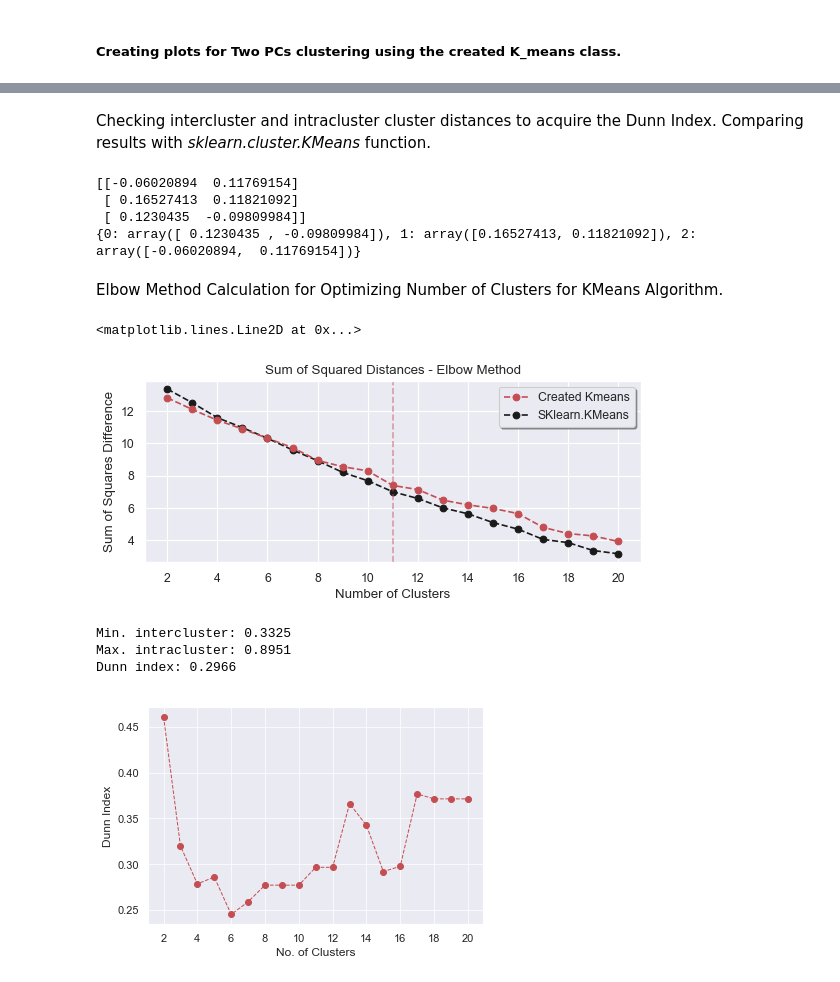
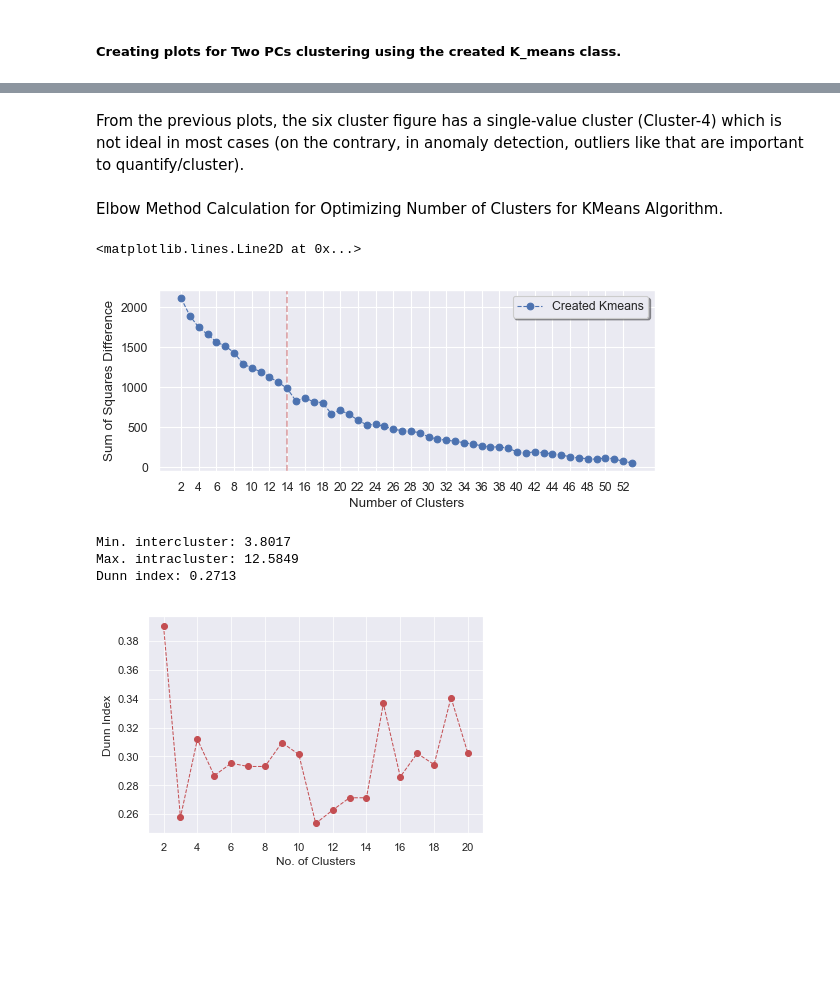
Before and after one commit to istewar1/Research, a Jupyter notebook: COSC 528/Project 2/Project2_notebook.ipynb, the cells around one changed output, grey strips where cells are left out. Cells and saved outputs as stored; diff of their text form; code cells hidden in the pictures; blank space fills up the shorter version.

Commit message:
pushing EM updates; kmeans complete

```diff
--- a/COSC 528/Project 2/Project2_notebook.ipynb
+++ b/COSC 528/Project 2/Project2_notebook.ipynb
@@ -42,3 +44,5 @@ df.head()
 Dropping unique features from dataframe and large amounts of missing values.
 # %%
 df = df.drop(['IPEDS#','HBC','Carm R1','Med School Res $','AG Research ($000)','Med School Res $','Academic Support Expenditures','Profess Degrees'],axis=1)
+df = df.drop(df.columns[-1], axis=1);df = df.drop(df.columns[-1], axis=1) # Dropping final two columns; they are repeats
+df.shape
@@ -473,28 +449,32 @@ array([[-3.68356313e+00, -4.18633138e-01,  8.39024313e-01, ...,
 # %% [markdown]
 ##### Creating plots for Two PCs clustering using the created K_means class.
 # %%
-X = U*Sigma
-for i in range(1,4):
+for i in range(1,5):
     kmeans = K_means(i)
-    kmeans.main(X[:,0:2])
+    kmeans.main(data)
 
     c = ['b','g','r','c','m','y','k','w'] # python default plot colors for clusters
-    fig,ax = plt.subplots(dpi=80)
+    fig,ax = plt.subplots(figsize=(5,5),dpi=80)
     for classification in kmeans.clusters:
         color = c[classification]
         for features in kmeans.clusters[classification]:
             ax.scatter(features[0], features[1], color = color,s = 50,edgecolors='k',linewidth=0.5)
 
     for centroid in kmeans.centroids:
-        legend_string = 'Cluster-%i Centroid'%centroid
+        legend_string = 'Cluster-%i Centroid'%(centroid+1)
         PC1 = kmeans.centroids[centroid][0]
         PC2 = kmeans.centroids[centroid][1]
         ax.scatter(PC1,PC2,s=200, marker="x",color=c[centroid],linewidth=2,label=legend_string)
 
     ax.grid(alpha=0.75)
     ax.set_axisbelow(True)
-    ax.set_xlabel('PC1');ax.set_ylabel('PC2');
-    ax.legend(loc='lower left',fancybox=True,shadow=True)
-    #plt.savefig('/Users/i6o/Research/COSC 528/Project 2/Figures/'+'KMeans_Cluster_'+str(i)+'.png',format='png',dpi=200)
+    ax.set_xlabel('PC-1');ax.set_ylabel('PC-2');
+    if i <5:
+        ax.legend(loc='upper center', bbox_to_anchor=(0.5, 1.06),
+          ncol=4, fancybox=True, shadow=True)
+    else:
+        ax.legend(loc='upper center', bbox_to_anchor=(0.5, 1.097),
+          ncol=4, fancybox=True, shadow=True)
+    #plt.savefig('/Users/i6o/Research/COSC 528/Project 2/Figures/'+'KMeans_Cluster_'+str(i)+'.png',format='png',dpi=600)
     print '%i-Clusters : Converged in %i iterations'%(i,kmeans.centroids_converged)
 # %% [output]
@@ -502,60 +489,43 @@ KeyError: 0
-# %% [markdown]
-Checking intercluster and intracluster cluster distances to acquire the Dunn Index. Comparing results with *sklearn.cluster.KMeans* function.
-# %%
-from sklearn.cluster import KMeans
-V = getValues(2,VT) # Only using first two PCs
-kmeans_sklearn = KMeans(n_clusters=3, random_state=0).fit(V)
-kmeans = K_means(3); kmeans.main(V)
-print kmeans_sklearn.cluster_centers_
-print kmeans.centroids
-# %% [output]
-[[-0.06020894  0.11769154]
- [ 0.16527413  0.11821092]
- [ 0.1230435  -0.09809984]]
-{0: array([ 0.1230435 , -0.09809984]), 1: array([0.16527413, 0.11821092]), 2: array([-0.06020894,  0.11769154])}
+# %% [markdown]
+From the previous plots, the six cluster figure has a single-value cluster (Cluster-4) which is not ideal in most cases (on the contrary, in anomaly detection, outliers like that are important to quantify/cluster).
 # %% [markdown]
 Elbow Method Calculation for Optimizing Number of Clusters for KMeans Algorithm.
 # %%
-U, Sigma, VT = svd(a_standardized)
-V = getValues(14,VT)
-n = 21
+data = getValues(20,a_standardized) # Get first 20 PCs
+n = len(data)
 n_clusters = np.array(range(2,n))
 ss_values = []; ss_sklearn=[]
 for i in n_clusters:
     kmeans = K_means(i)
-    kmeans.main(V)
+    kmeans.main(data)
     sq=0
     ss = {}
     for i in kmeans.centroids:
         sq1=0
         centroid = kmeans.centroids[i]
         cluster_data = kmeans.clusters[i]
         for j in cluster_data:
             value = (np.array(j)-np.array(centroid))**2
             sq1+=sum(value)
             ss[i]=sq1
     ss_values.append(sum(ss.values()))
-    kmeans_sklearn = KMeans(n_clusters=i, random_state=0).fit(V)
-    ss_sklearn.append(kmeans_sklearn.inertia_)
 
 fig,ax = plt.subplots(figsize=(8,3),dpi=80)
-ax.plot(n_clusters,ss_values,'ro--',zorder=3,label = 'Created Kmeans')
-ax.plot(n_clusters,ss_sklearn,'ko--',zorder=2,label = 'SKlearn.KMeans')
+ax.plot(n_clusters,ss_values,'bo--',zorder=3,linewidth=1,label = 'Created Kmeans')
 ax.set_xticks(n_clusters[::2])
 ax.legend(loc='best',fancybox=True,shadow=True)
 ax.set_ylabel('Sum of Squares Difference')
 ax.set_xlabel('Number of Clusters')
-ax.set_title('Sum of Squared Distances - Elbow Method')
-ax.axvline(11,color='r',linestyle='--',alpha=0.5)
+ax.axvline(14,color='r',linestyle='--',alpha=0.5)
+#plt.savefig('/Users/i6o/Research/COSC 528/Project 2/Figures/Elbow_plot.png',format='png',dpi=600)
 # %% [output]
 <matplotlib.lines.Line2D at 0x...>
-[figure, old version]
+[figure, new version]
 # %%
 Dunn_index = {}
-V = getValues(14,VT) # Only using first two PCs
 for i in range(2,21):
     kmeans = K_means(i)
-    kmeans.main(V)
+    kmeans.main(data)
 
     c,inter = intercluster_distance(kmeans.centroids)
     intra = intracluster_distance(kmeans.clusters)
@@ -570,9 +540,9 @@ ax.grid(alpha=0.75)
 ax.axes.set_axisbelow(True)
 print 'Min. intercluster: %.4f'%min(inter)
 print 'Max. intracluster: %.4f'%max(intra)
-print 'Dunn index: %.4f'%Dunn_index[11]
+print 'Dunn index: %.4f'%Dunn_index[14]
 # %% [output]
-Min. intercluster: 0.3325
-Max. intracluster: 0.8951
-Dunn index: 0.2966
+Min. intercluster: 3.8017
+Max. intracluster: 12.5849
+Dunn index: 0.2713
-[figure, old version]
+[figure, new version]
```
Also changed, not shown: parts of 35 cells of this notebook, 3 other files.
